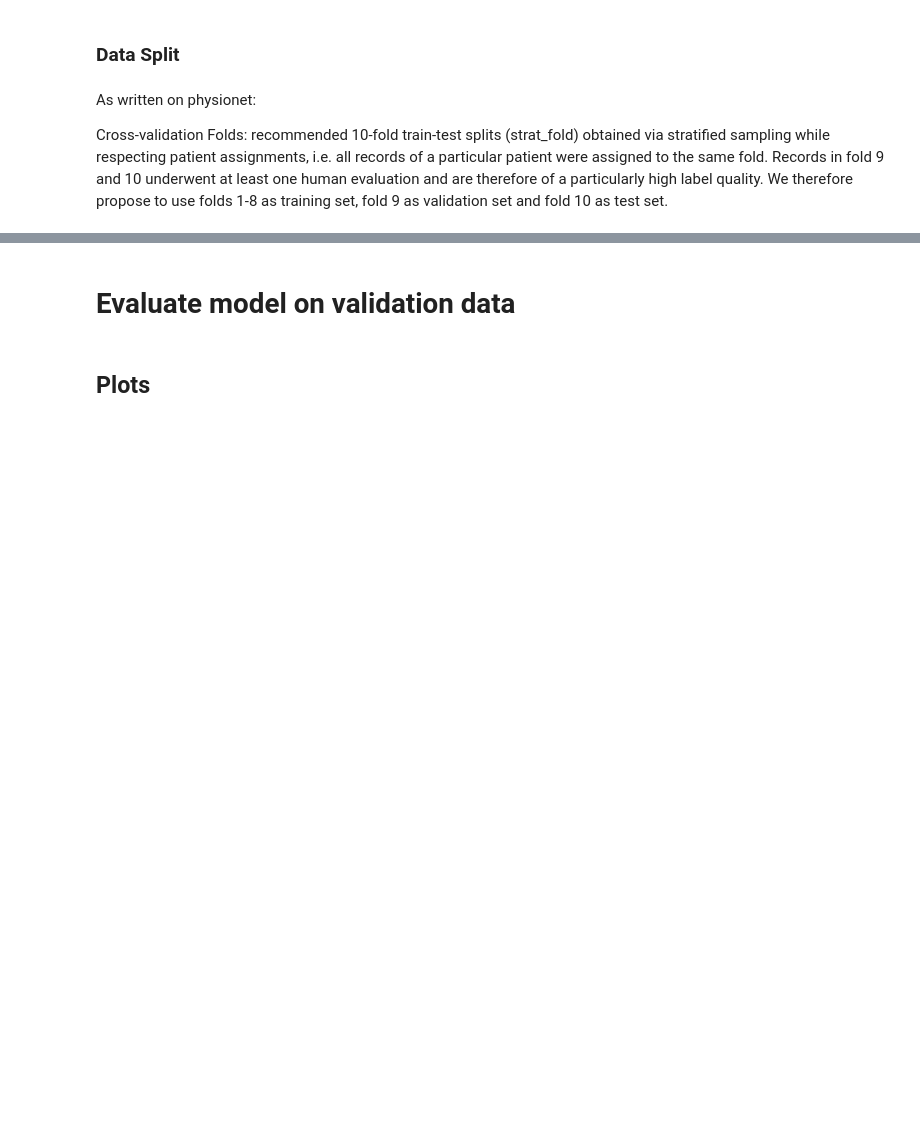
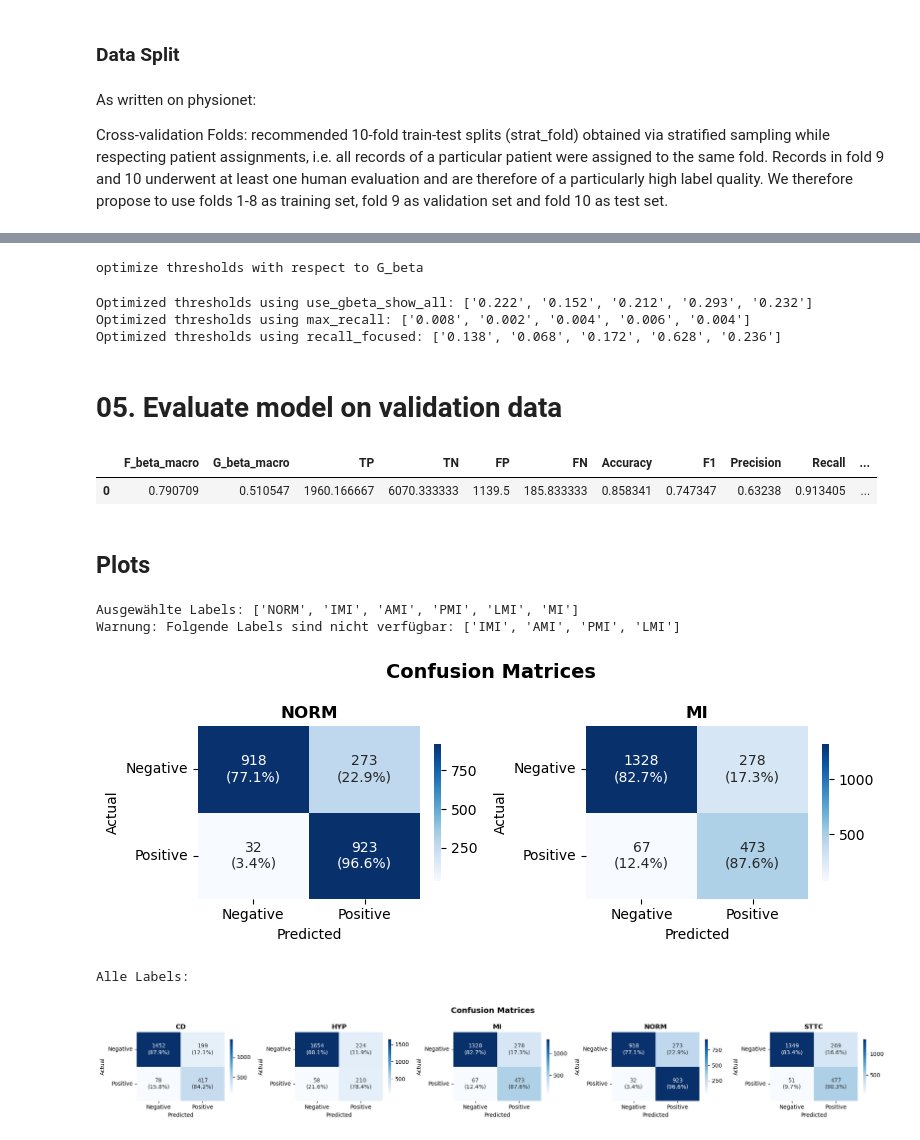
Before and after one commit to AliceKitchkin/ECG_Classification, a Jupyter notebook: ecg_benchmarking_repo/code/ecg_classification.ipynb, the cells around one changed output, grey strips where cells are left out. Saved outputs shown, nothing was run; the diff lists cells and outputs as text; code cells hidden in the pictures; blank space fills up the shorter version.

Commit message:
compute classwise thresholds with g_beta_metric

```diff
--- a/ecg_benchmarking_repo/code/ecg_classification.ipynb
+++ b/ecg_benchmarking_repo/code/ecg_classification.ipynb
@@ -340,0 +437,9 @@ Calling `model.fit` of a model with `pretrained=True` will perform finetuning as
+# %%
+# 3. Thresholds auf Validierungsdaten optimieren
+# Für Evaluation, ROC-Kurven
+thresholds = model.optimize_thresholds(y_val, y_val_pred)
+# %% [output]
+optimize thresholds with respect to G_beta
+Optimized thresholds using use_gbeta_show_all: ['0.222', '0.152', '0.212', '0.293', '0.232']
+Optimized thresholds using max_recall: ['0.008', '0.002', '0.004', '0.006', '0.004']
+Optimized thresholds using recall_focused: ['0.138', '0.068', '0.172', '0.628', '0.236']
@@ -341,15 +457,26 @@ Calling `model.fit` of a model with `pretrained=True` will perform finetuning as
+# %%
+# 4. Binary predictions mit optimierten Thresholds auf denselben Daten
+# Schwellenwerte aus Schritt 3 auf Wahrscheinlichkeiten der Validierungsdaten anwenden
+y_val_pred_binary = utils.apply_thresholds(y_val_pred, thresholds)
 # %% [markdown]
-# Evaluate model on validation data
+# 05. Evaluate model on validation data
+# %%
+y_true = y_val
+y_pred_prob = y_val_pred
+y_pred_binary = y_val_pred_binary
 # %%
-y_val_pred = model.predict(X_val)
-#utils.evaluate_experiment(y_val, y_val_pred)
+# 5. Evaluation
+results = utils.generate_results(
+    idxs=np.arange(len(y_val)),
+    y_true=y_true,
+    y_pred=y_pred_prob,
+    thresholds=thresholds
+)
 
-results = utils.generate_results(np.arange(len(y_val)), y_true=y_val, y_pred=y_val_pred, thresholds=None)
 display(results)
+# %% [output]
+|  | F_beta_macro | G_beta_macro | TP | TN | FP | FN | Accuracy | F1 | Precision | Recall | ... |
+| 0 | 0.790709 | 0.510547 | 1960.166667 | 6070.333333 | 1139.5 | 185.833333 | 0.858341 | 0.747347 | 0.63238 | 0.913405 | ... |
 # %% [markdown]
 ## Plots
-# %%
-threshold = 0.5
-y_val_binary = y_val.astype(int)
-y_pred_binary = (y_val_pred > threshold).astype(int)
 # %%
@@ -439 +555,18 @@ plot_confusion_matrices(y_val_binary, y_pred_binary, class_names, None)
+# %%
+%matplotlib inline
+
+# Nur bestimmte Labels auswählen
+selected_labels = ['NORM', 'IMI', 'AMI', 'PMI', 'LMI', 'MI']
+print(f"Ausgewählte Labels: {selected_labels}")
+plot_confusion_matrices(y_true, y_pred_binary, class_names, selected_labels)
+
+# Alle Labels
+print("\nAlle Labels:")
+plot_confusion_matrices(y_true, y_pred_binary, class_names, None)
+# %% [output]
+Ausgewählte Labels: ['NORM', 'IMI', 'AMI', 'PMI', 'LMI', 'MI']
+Warnung: Folgende Labels sind nicht verfügbar: ['IMI', 'AMI', 'PMI', 'LMI']
+[figure, added]
+Alle Labels:
+[figure, added]
 # %%
```
Also changed, not shown: parts of 29 cells of this notebook, 15 other files.
